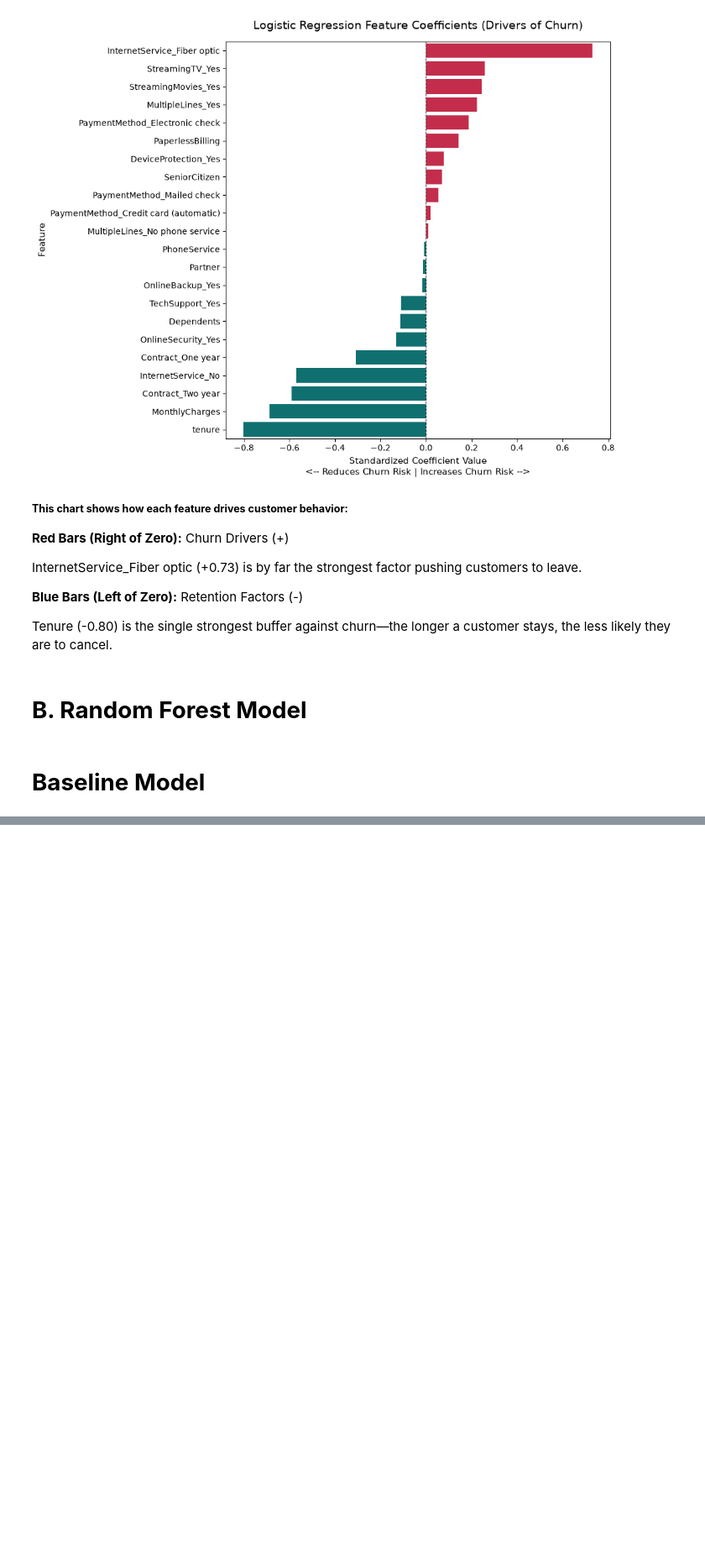
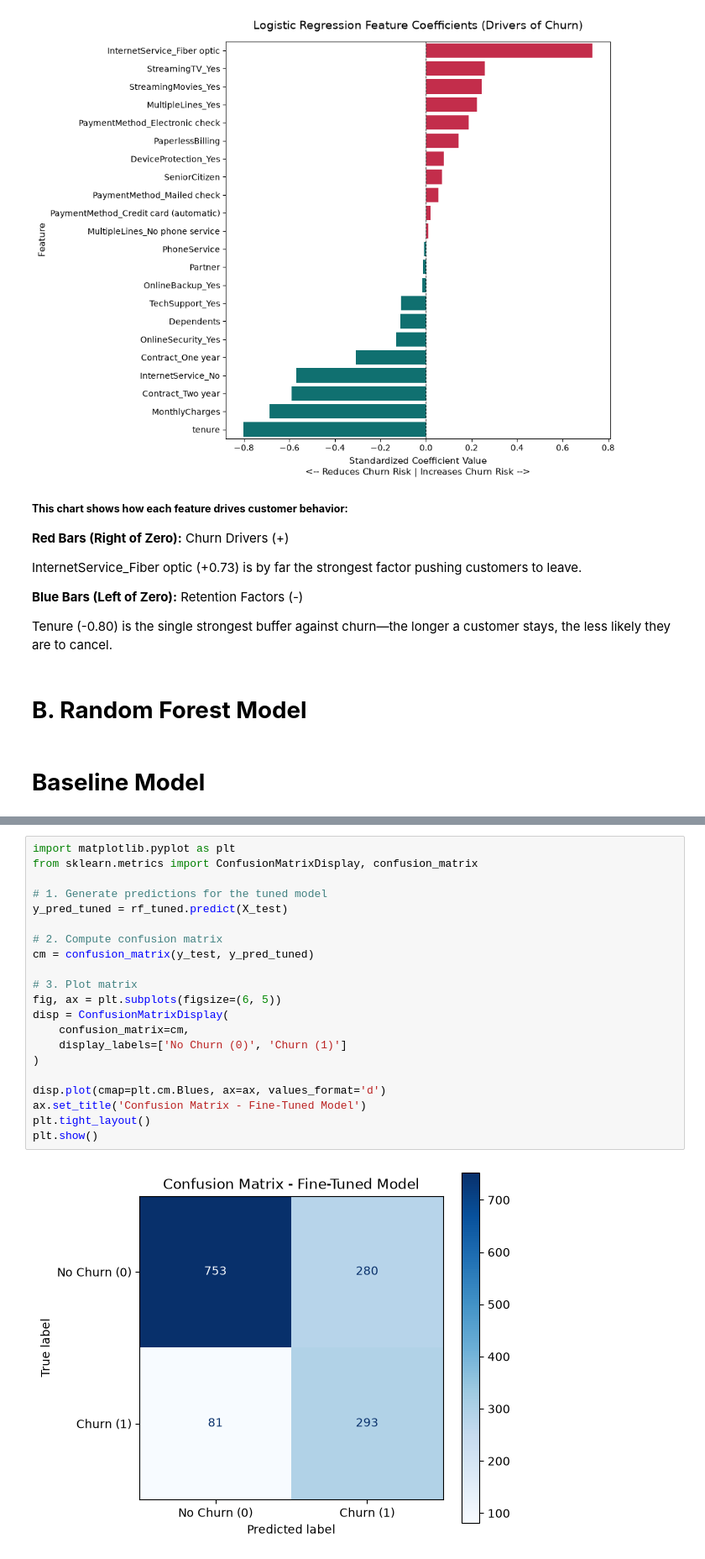
Before and after one commit to Joyy-cloud/TelecomChurning, a Jupyter notebook: 04_predictive_modelling.ipynb, the cells around one changed output, grey strips where cells are left out. Shown at 84% size. Cells and saved outputs as stored; diff of their text form; blank space fills up the shorter version.

```diff
--- a/04_predictive_modelling.ipynb
+++ b/04_predictive_modelling.ipynb
@@ -850,0 +832,23 @@ Baseline Random Forest    0.7761     0.5925  0.5053    0.5455   0.8134
+# %%
+import matplotlib.pyplot as plt
+from sklearn.metrics import ConfusionMatrixDisplay, confusion_matrix
+
+# 1. Generate predictions for the tuned model
+y_pred_tuned = rf_tuned.predict(X_test)
+
+# 2. Compute confusion matrix
+cm = confusion_matrix(y_test, y_pred_tuned)
+
+# 3. Plot matrix
+fig, ax = plt.subplots(figsize=(6, 5))
+disp = ConfusionMatrixDisplay(
+    confusion_matrix=cm,
+    display_labels=['No Churn (0)', 'Churn (1)']
+)
+
+disp.plot(cmap=plt.cm.Blues, ax=ax, values_format='d')
+ax.set_title('Confusion Matrix - Fine-Tuned Model')
+plt.tight_layout()
+plt.show()
+# %% [output]
+[figure, added]
```
Also changed, not shown: parts of 6 cells of this notebook.
